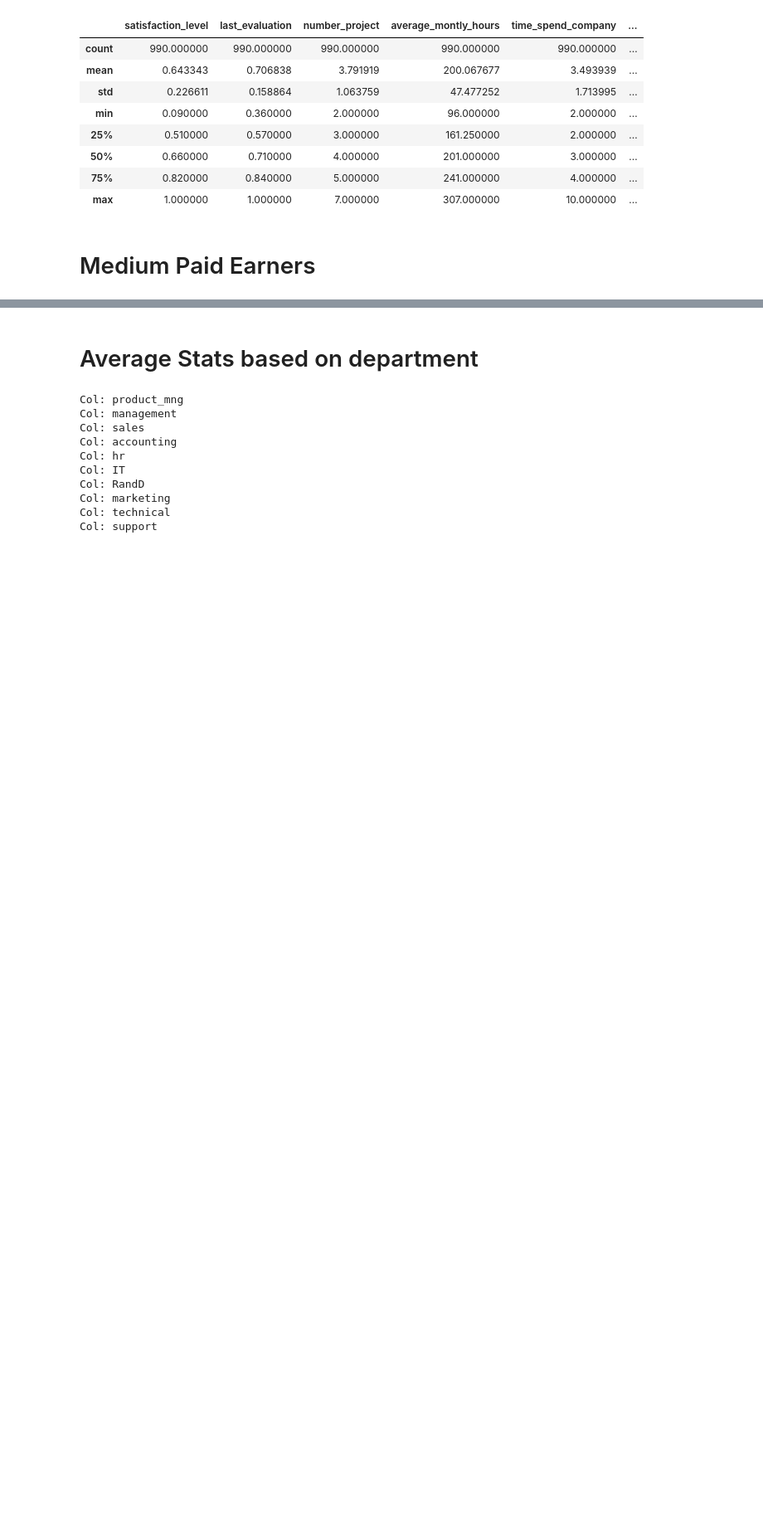
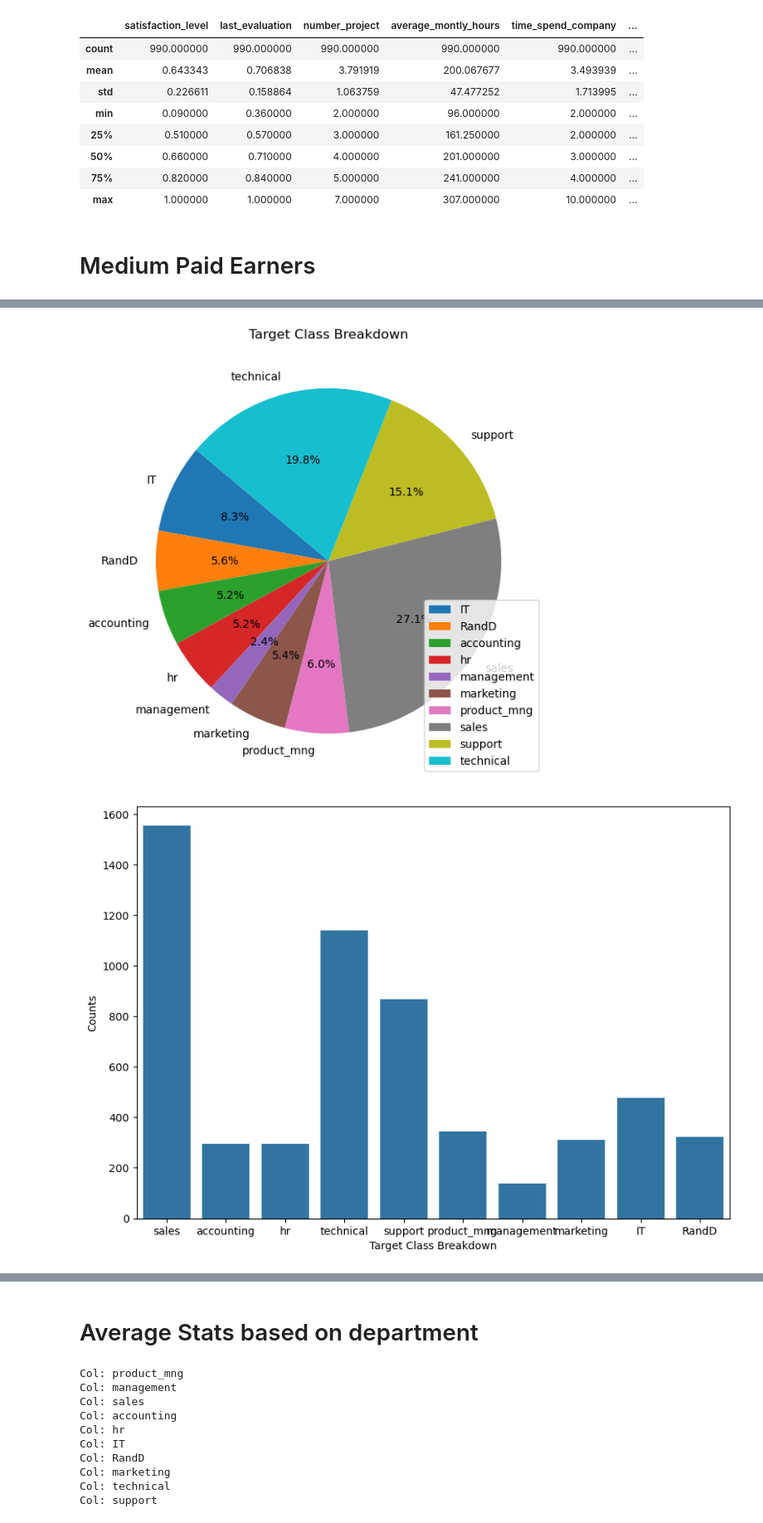
Before and after one commit to MaukanMir/HR-Capstone-Analysis, a Jupyter notebook: training.ipynb, the cells around one changed output, grey strips where cells are left out. Shown at 83% size. Saved outputs shown, nothing was run; the diff lists cells and outputs as text; code cells hidden in the pictures; blank space fills up the shorter version.

```diff
--- a/training.ipynb
+++ b/training.ipynb
@@ -304,0 +333,3 @@ highest_paid.describe()
+# %%
+lowest_paid = df[df["salary"] == "low"]
+lowest_paid.describe()
@@ -304,0 +346,5 @@ highest_paid.describe()
+# %%
+check_class_imbalance(lowest_paid["Department"])
+# %% [output]
+[figure, added]
+[figure, added]
```
Also changed, not shown: parts of 7 cells of this notebook.
